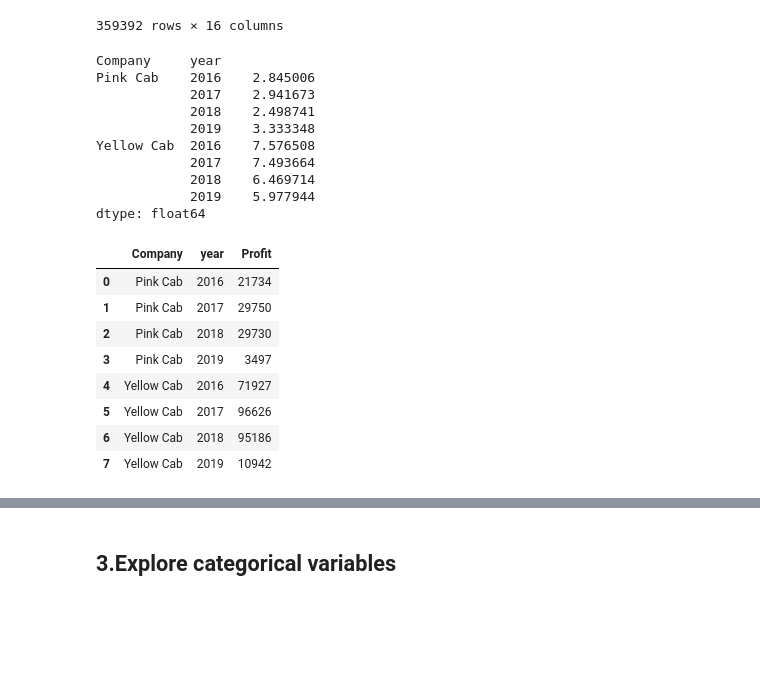
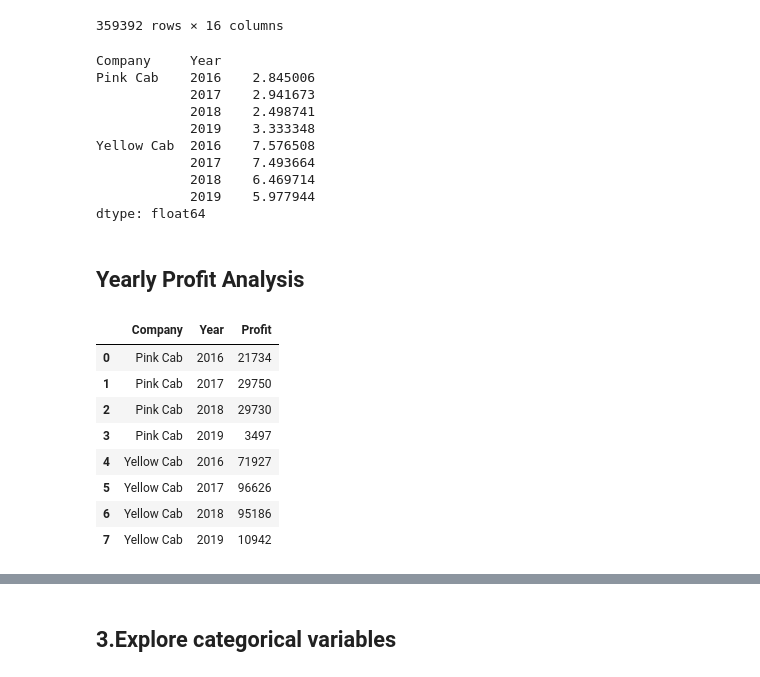
Before and after one commit to Islompulatov/Internship, a Jupyter notebook: week2/dataset/EDA.ipynb, the cells around one changed output, grey strips where cells are left out. Cells and saved outputs as stored; diff of their text form; code cells hidden in the pictures; blank space fills up the shorter version.

```diff
--- a/week2/dataset/EDA.ipynb
+++ b/week2/dataset/EDA.ipynb
@@ -387,7 +389,7 @@ plt.title('Profit for per km')
 Text(0.5, 1.0, 'Profit for per km')
 [figure]
 # %%
-df['year'] = df['Dates'].dt.year
+df['Year'] = df['Dates'].dt.year
 df
 # %% [output]
 |  | Transaction ID | Customer ID | Payment_Mode | Company | City | KM Travelled | Price Charged | ... |
@@ -405,12 +407,12 @@ df
 359392 rows × 16 columns
 # %%
 # Average profit for per km in different years
-profit_by_year = df.groupby(['Company', 'year'])['Profit'].mean()
-km_driven  = df.groupby(['Company', 'year'])['KM Travelled'].mean()
+profit_by_year = df.groupby(['Company', 'Year'])['Profit'].mean()
+km_driven  = df.groupby(['Company', 'Year'])['KM Travelled'].mean()
 avg_profit_by_year = profit_by_year/km_driven
 avg_profit_by_year
 # %% [output]
-Company     year
+Company     Year
 Pink Cab    2016    2.845006
             2017    2.941673
             2018    2.498741
@@ -420,12 +422,14 @@ Yellow Cab  2016    7.576508
             2018    6.469714
             2019    5.977944
 dtype: float64
+# %% [markdown]
+## Yearly Profit Analysis
 # %%
 # Total profit for each company by given years
-total_profit_by_year = df.groupby(['Company', 'year'])['Profit'].size().reset_index()
+total_profit_by_year = df.groupby(['Company', 'Year'])['Profit'].size().reset_index()
 total_profit_by_year
 # %% [output]
-|  | Company | year | Profit |
+|  | Company | Year | Profit |
 | 0 | Pink Cab | 2016 | 21734 |
 | 1 | Pink Cab | 2017 | 29750 |
 | 2 | Pink Cab | 2018 | 29730 |
```
Also changed, not shown: parts of 31 cells of this notebook.
